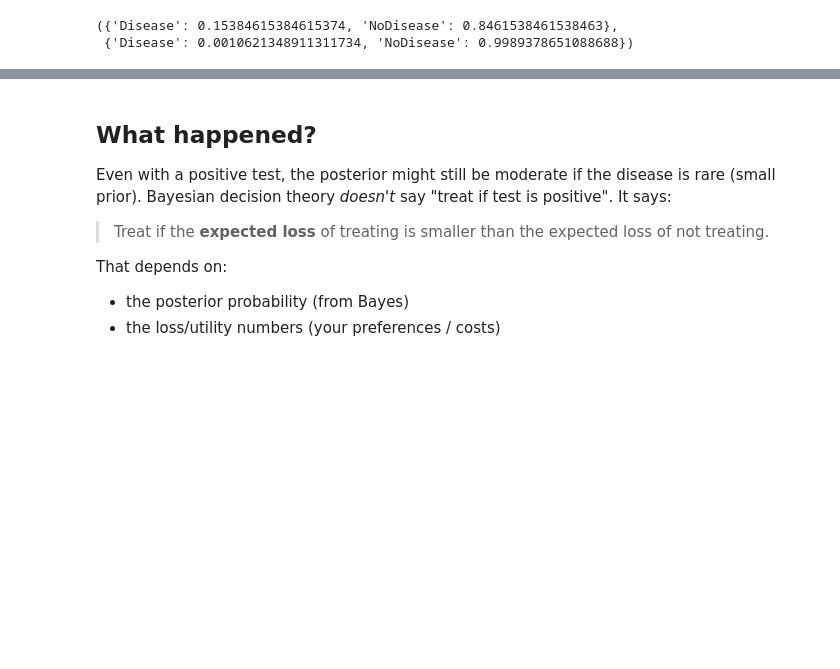
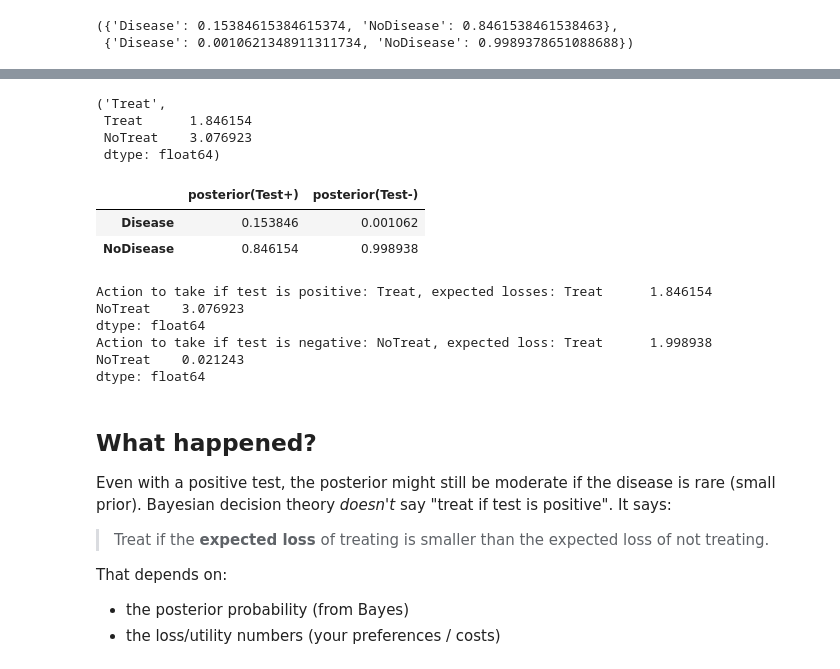
Before and after one commit to kppeterkiss/ml-labs, a Jupyter notebook: 2_Bayesian_Decision_Theory/Byesian_Decision_Theory.ipynb, the cells around one changed output, grey strips where cells are left out. Drawn from its saved outputs; the diff is of its cells as text; code cells hidden in the pictures; blank space fills up the shorter version.

```diff
--- a/2_Bayesian_Decision_Theory/Byesian_Decision_Theory.ipynb
+++ b/2_Bayesian_Decision_Theory/Byesian_Decision_Theory.ipynb
@@ -176,3 +289,30 @@ pd.DataFrame(
+# %%
+bayes_action(L, post_plus)
+# %% [output]
+('Treat',
+ Treat      1.846154
+ NoTreat    3.076923
+ dtype: float64)
+# %%
+action_plus, risks_plus = bayes_action(L, post_plus)
+action_minus, risks_minus = bayes_action(L, post_minus)
+
+
+display(pd.DataFrame(
+    {"posterior(Test+)": post_plus, "posterior(Test-)": post_minus}))
+
+print(f"Action to take if test is positive: {action_plus}, expected losses: {risks_plus}")
+print(f"Action to take if test is negative: {action_minus}, expected loss: {risks_minus}")
+# %% [output]
+|  | posterior(Test+) | posterior(Test-) |
+| Disease | 0.153846 | 0.001062 |
+| NoDisease | 0.846154 | 0.998938 |
+Action to take if test is positive: Treat, expected losses: Treat      1.846154
+NoTreat    3.076923
+dtype: float64
+Action to take if test is negative: NoTreat, expected loss: Treat      1.998938
+NoTreat    0.021243
+dtype: float64
 # %% [markdown]
 ## What happened?
  Even with a positive test, the posterior might still be moderate if the disease is rare (small prior).
```
Also changed, not shown: parts of 12 cells of this notebook.
